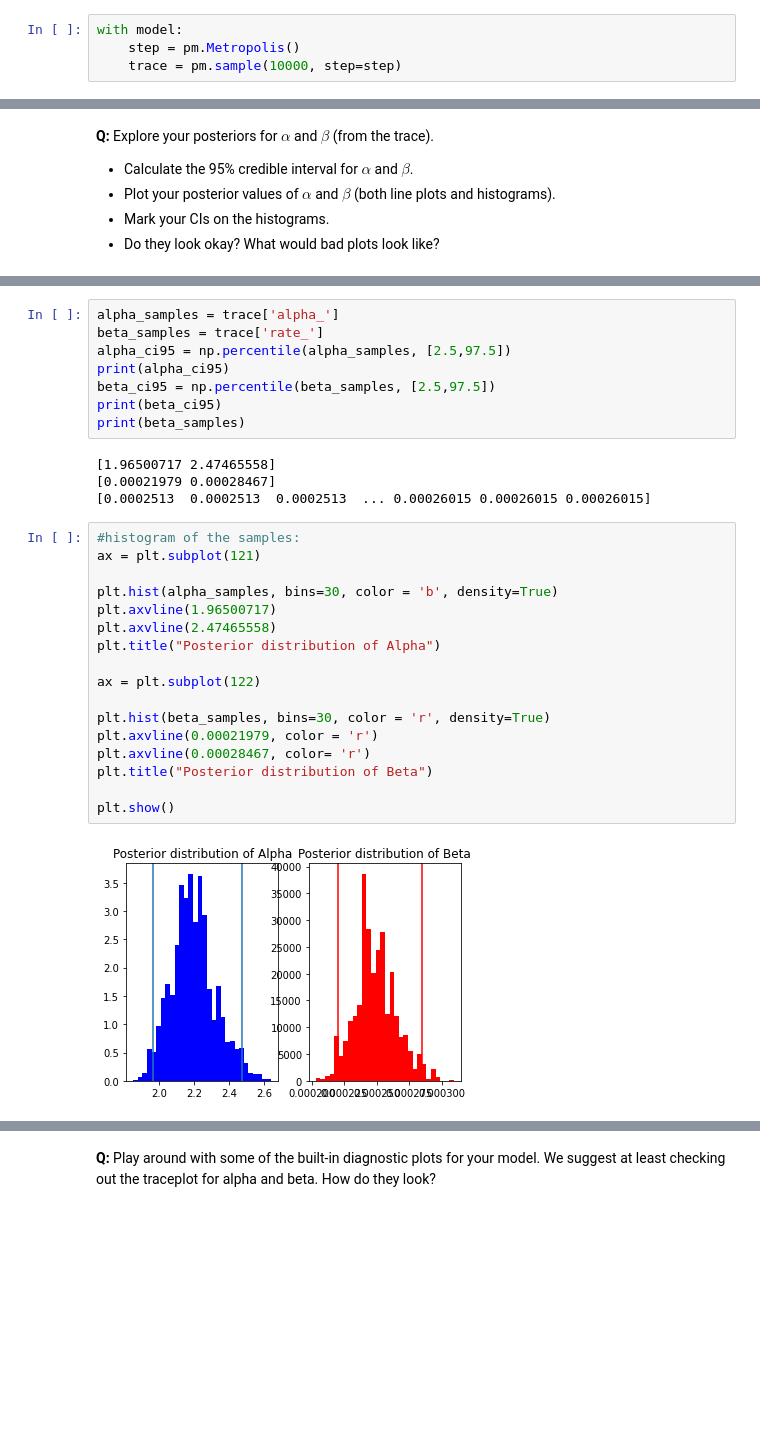
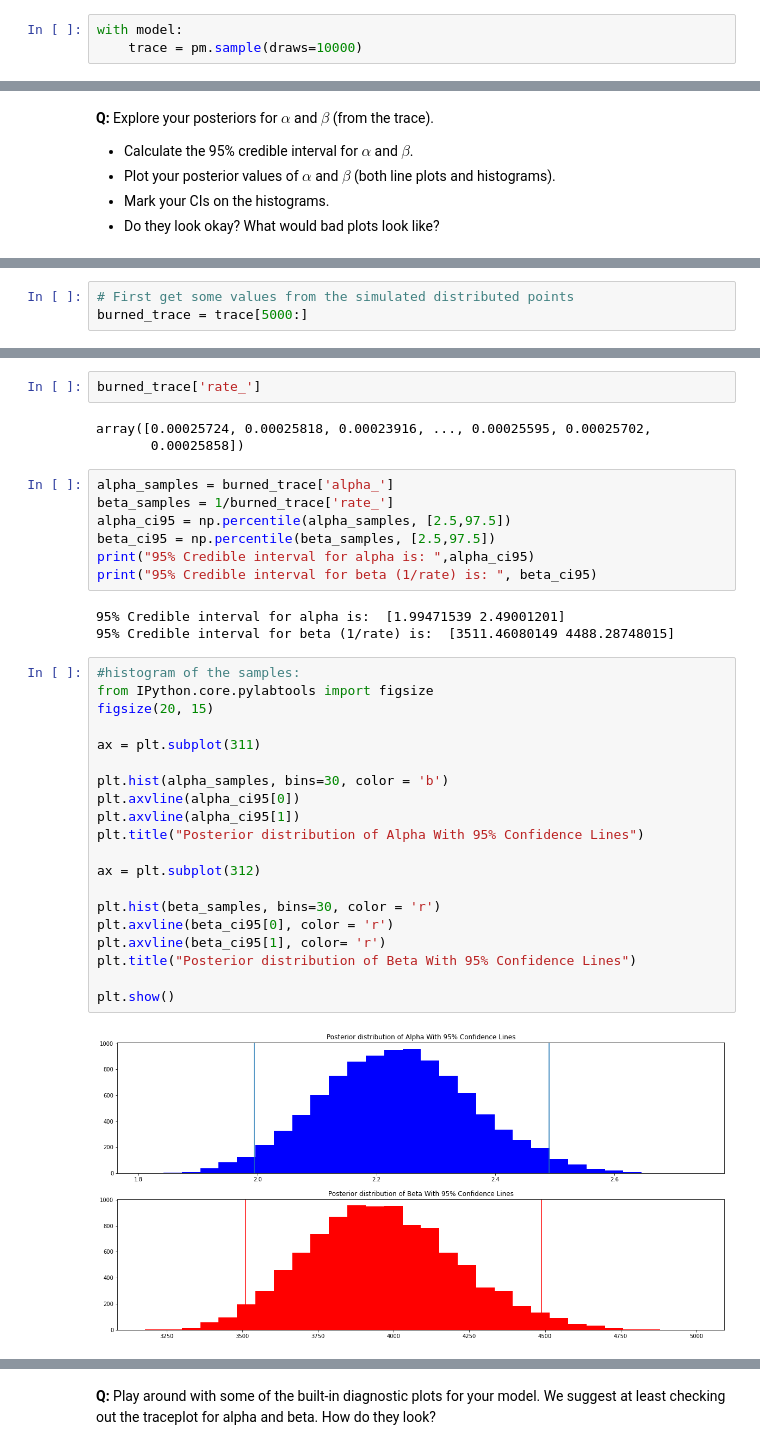
Before and after one commit to lelliott-geo/Springboard-Data-Prep, a Jupyter notebook: inferential_statistics_3-Q.ipynb, the cells around one changed output, grey strips where cells are left out. Cells and saved outputs as stored; diff of their text form; blank space fills up the shorter version.

```diff
--- a/inferential_statistics_3-Q.ipynb
+++ b/inferential_statistics_3-Q.ipynb
@@ -137,6 +136,5 @@ with pm.Model() as model:
 pm.Gamma??
 # %%
 with model:
-    step = pm.Metropolis()
-    trace = pm.sample(10000, step=step)
+    trace = pm.sample(draws=10000)
 # %% [output]
@@ -157,0 +155,3 @@ __A:__Compared to the observed results, the posterior values appear reasonable a
+# %%
+# First get some values from the simulated distributed points
+burned_trace = trace[5000:]
@@ -158,34 +163,40 @@ __A:__Compared to the observed results, the posterior values appear reasonable a
+# %%
+burned_trace['rate_']
+# %% [output]
+array([0.00025724, 0.00025818, 0.00023916, ..., 0.00025595, 0.00025702,
+       0.00025858])
 # %%
-alpha_samples = trace['alpha_']
-beta_samples = trace['rate_']
+alpha_samples = burned_trace['alpha_']
+beta_samples = 1/burned_trace['rate_']
 alpha_ci95 = np.percentile(alpha_samples, [2.5,97.5])
-print(alpha_ci95)
 beta_ci95 = np.percentile(beta_samples, [2.5,97.5])
-print(beta_ci95)
-print(beta_samples)
+print("95% Credible interval for alpha is: ",alpha_ci95)
+print("95% Credible interval for beta (1/rate) is: ", beta_ci95)
 # %% [output]
-[1.96500717 2.47465558]
-[0.00021979 0.00028467]
-[0.0002513  0.0002513  0.0002513  ... 0.00026015 0.00026015 0.00026015]
+95% Credible interval for alpha is:  [1.99471539 2.49001201]
+95% Credible interval for beta (1/rate) is:  [3511.46080149 4488.28748015]
 # %%
 #histogram of the samples:
-ax = plt.subplot(121)
+from IPython.core.pylabtools import figsize
+figsize(20, 15)
 
-plt.hist(alpha_samples, bins=30, color = 'b', density=True)
-plt.axvline(1.96500717)
-plt.axvline(2.47465558)
-plt.title("Posterior distribution of Alpha")
+ax = plt.subplot(311)
 
-ax = plt.subplot(122)
+plt.hist(alpha_samples, bins=30, color = 'b')
+plt.axvline(alpha_ci95[0])
+plt.axvline(alpha_ci95[1])
+plt.title("Posterior distribution of Alpha With 95% Confidence Lines")
 
-plt.hist(beta_samples, bins=30, color = 'r', density=True)
-plt.axvline(0.00021979, color = 'r')
-plt.axvline(0.00028467, color= 'r')
-plt.title("Posterior distribution of Beta")
+ax = plt.subplot(312)
+
+plt.hist(beta_samples, bins=30, color = 'r')
+plt.axvline(beta_ci95[0], color = 'r')
+plt.axvline(beta_ci95[1], color= 'r')
+plt.title("Posterior distribution of Beta With 95% Confidence Lines")
 
 plt.show()
 # %% [output]
-[figure, old version]
+[figure, new version]
 # %%
 #lineplots of the samples:
 ax = plt.subplot(211)
```
Also changed, not shown: parts of 19 cells of this notebook.
